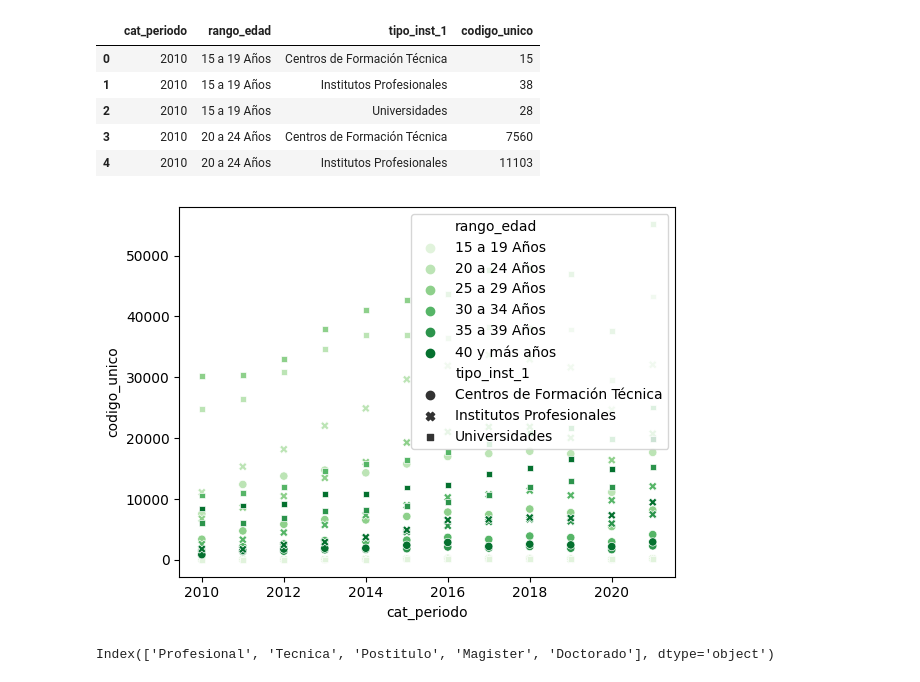
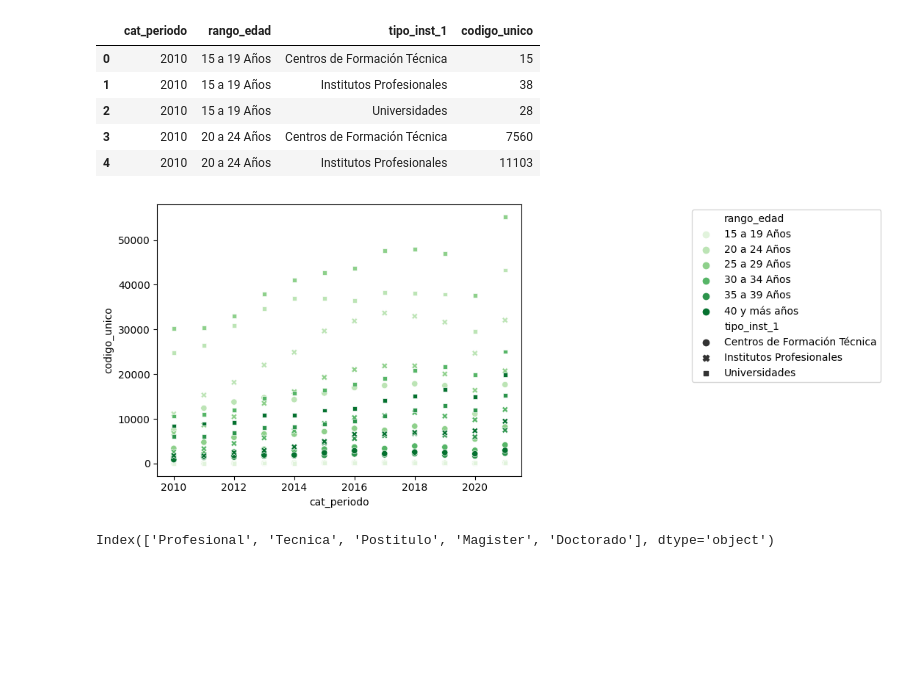
Before and after one commit to NicoBrandstetterr/titulados_ed_superior, a Jupyter notebook: preprocesamiento.ipynb, the cells around one changed output. Cells and saved outputs as stored; diff of their text form; code cells hidden in the pictures; blank space fills up the shorter version.

```diff
--- a/preprocesamiento.ipynb
+++ b/preprocesamiento.ipynb
@@ -365,10 +365,11 @@ grouped.head()
 # %%
 ax=sns.scatterplot(grouped, x="cat_periodo",y="codigo_unico", style="tipo_inst_1", hue="rango_edad",
                hue_order = ["15 a 19 Años", "20 a 24 Años", "25 a 29 Años", "30 a 34 Años", "35 a 39 Años",
                             "40 y más años"], palette="Greens")
-sns.move_legend(ax, "upper right", )
+ax.set_facecolor("#e3e4e6")
+sns.move_legend(ax, "upper right", bbox_to_anchor=(2, 1))
 # %% [output]
-[figure, old version]
+[figure, new version]
 # %%
 df_final = pd.DataFrame()
 for key, df in data.items():
```
